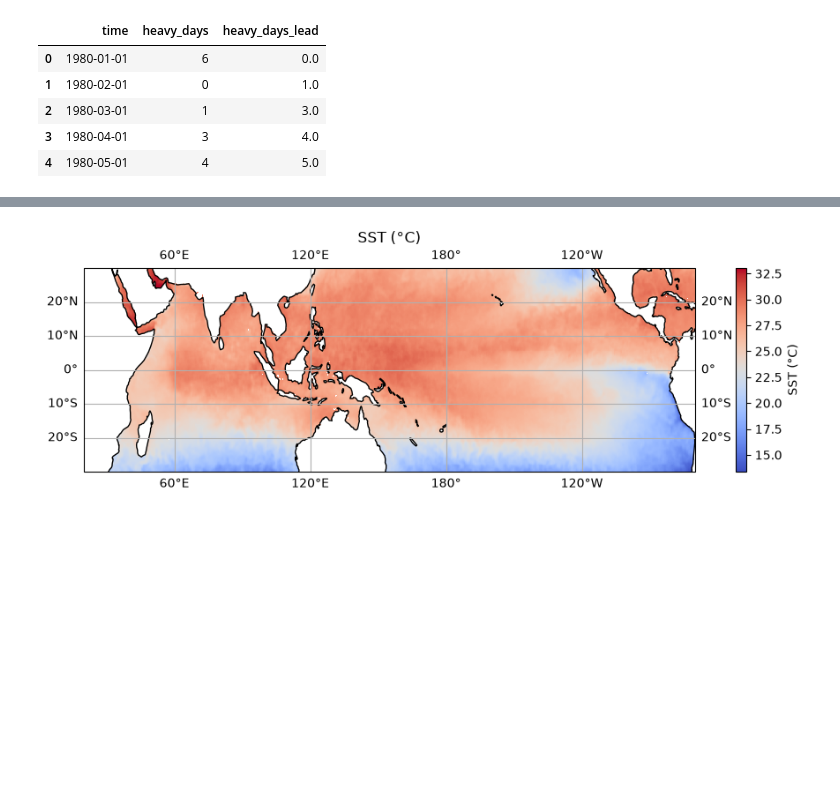
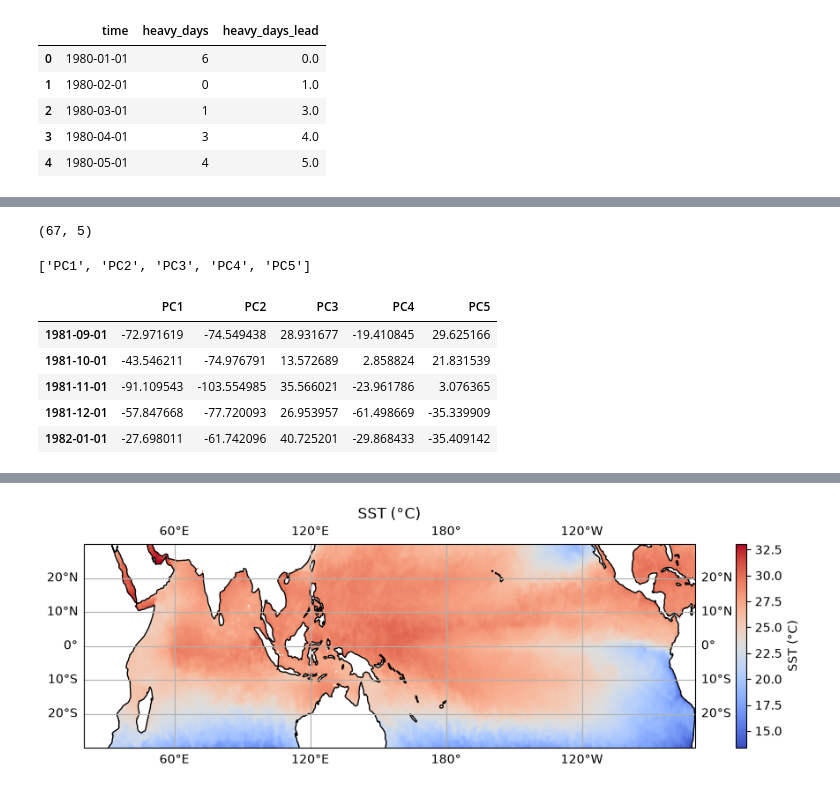
Before and after one commit to KuayTe0w/Climate-Data-Analysis, a Jupyter notebook: notebooks/preparation.ipynb, the cells around one changed output, grey strips where cells are left out. Saved outputs shown, nothing was run; the diff lists cells and outputs as text; code cells hidden in the pictures; blank space fills up the shorter version.

Commit message:
Continued working on data preparation

```diff
--- a/notebooks/preparation.ipynb
+++ b/notebooks/preparation.ipynb
@@ -341 +350,25 @@ import pandas as pd
 # TODO: convert PCs to DataFrame, select dominant PCs, merge with heavy_df, and save to CSV for modeling
+# %%
+PCs_train_domi = PCs_train[:, :5]  # Select the first 5 dominant PCs
+
+PCs_test_domi = PCs_test[:, :5]  # Select the first 5 dominant PCs
+# %%
+PCs_test_domi.shape
+# %% [output]
+(67, 5)
+# %%
+pc_cols = [f'PC{i+1}' for i in range(5)]
+pc_cols
+# %% [output]
+['PC1', 'PC2', 'PC3', 'PC4', 'PC5']
+# %%
+train_df = pd.DataFrame(PCs_train_domi, index=sst_train_anom.time.values, columns=pc_cols)
+
+train_df.head()
+# %% [output]
+|  | PC1 | PC2 | PC3 | PC4 | PC5 |
+| 1981-09-01 | -72.971619 | -74.549438 | 28.931677 | -19.410845 | 29.625166 |
+| 1981-10-01 | -43.546211 | -74.976791 | 13.572689 | 2.858824 | 21.831539 |
+| 1981-11-01 | -91.109543 | -103.554985 | 35.566021 | -23.961786 | 3.076365 |
+| 1981-12-01 | -57.847668 | -77.720093 | 26.953957 | -61.498669 | -35.339909 |
+| 1982-01-01 | -27.698011 | -61.742096 | 40.725201 | -29.868433 | -35.409142 |
```
Also changed, not shown: parts of 13 cells of this notebook.
